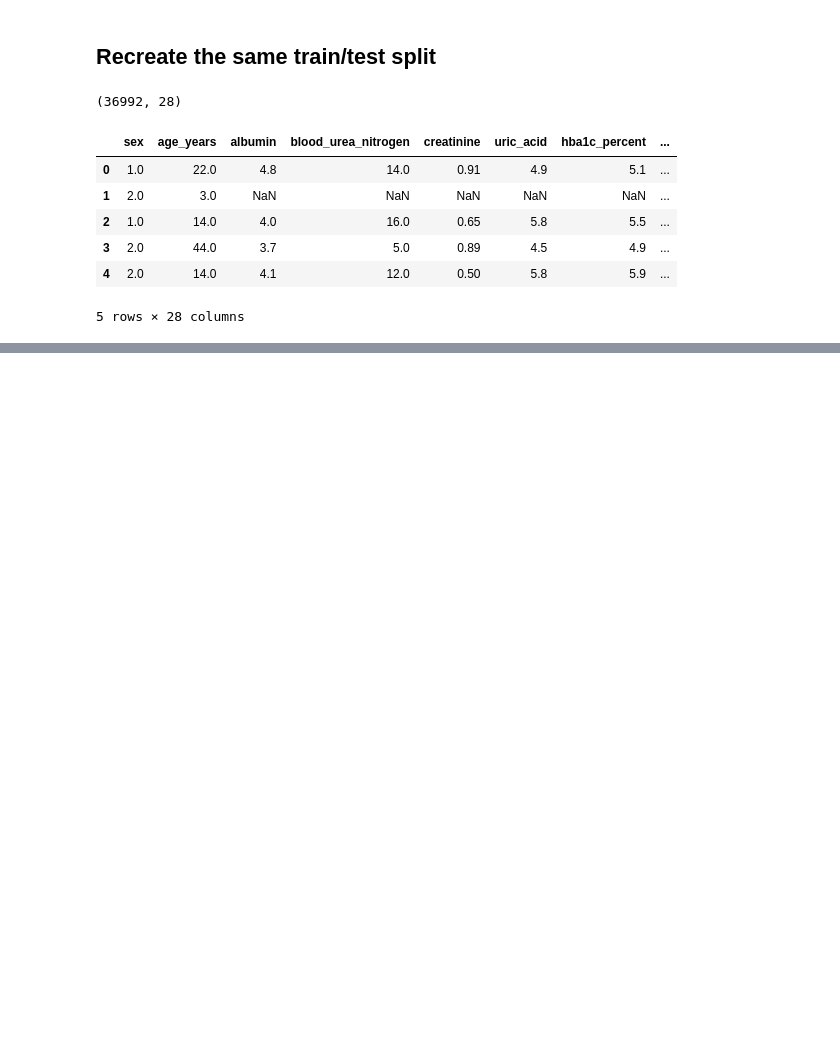
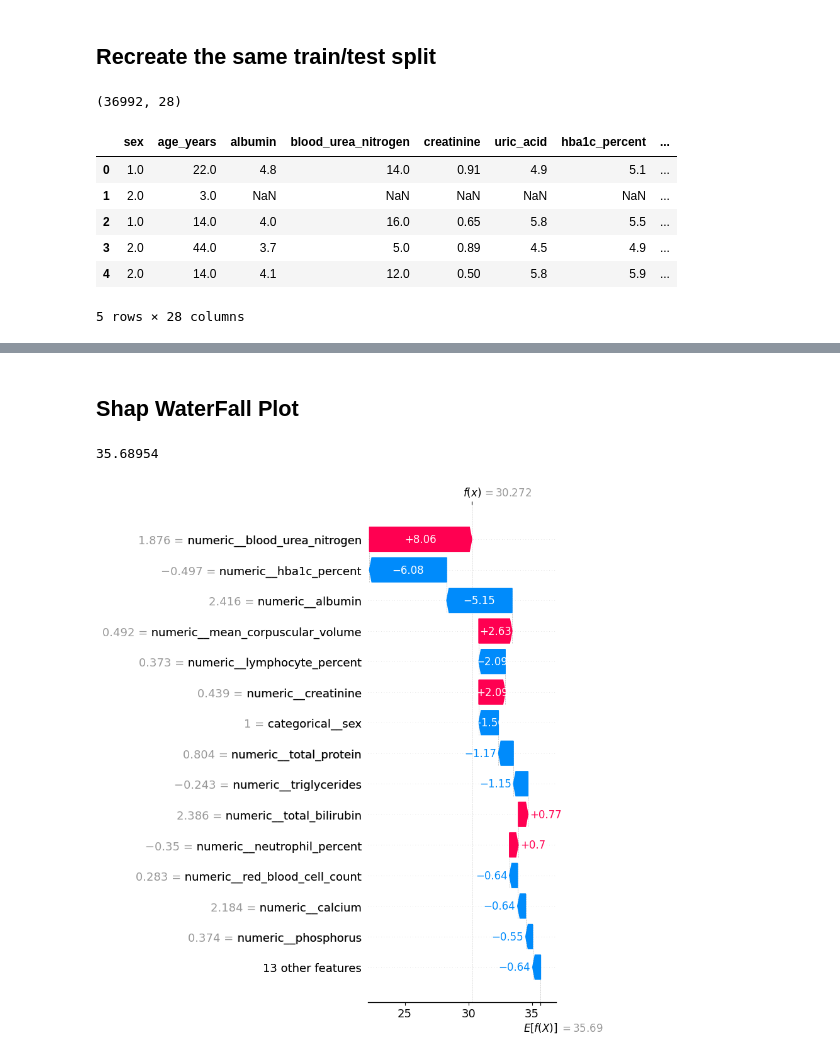
Before and after one commit to AnujCh07ML/BAP_upgrade, a Jupyter notebook: notebooks/shap_analysis.ipynb, the cells around one changed output, grey strips where cells are left out. Cells and saved outputs as stored; diff of their text form; code cells hidden in the pictures; blank space fills up the shorter version.

```diff
--- a/notebooks/shap_analysis.ipynb
+++ b/notebooks/shap_analysis.ipynb
@@ -64,0 +289,37 @@ y = df[TARGET]
+# %% [markdown]
+## Shap WaterFall Plot
+# %%
+print(explainer.expected_value)
+# %% [output]
+35.68954
+# %%
+sample_idx = 0
+
+waterfall_explanation = shap.Explanation(
+    values=shap_values[sample_idx],
+    base_values=explainer.expected_value,
+    data=X_test_transformed.iloc[sample_idx].values,
+    feature_names=X_test_transformed.columns.tolist(),
+)
+# %%
+import matplotlib.pyplot as plt
+
+plt.figure(figsize=(10, 8))
+
+shap.plots.waterfall(
+    waterfall_explanation,
+    max_display=15,
+    show=False,
+)
+
+plt.tight_layout()
+
+plt.savefig(
+    "../outputs/plots/shap_waterfall_sample0.png",
+    dpi=300,
+    bbox_inches="tight",
+)
+
+plt.show()
+# %% [output]
+[figure, added]
```
Also changed, not shown: parts of 26 cells of this notebook, 8 other files.
